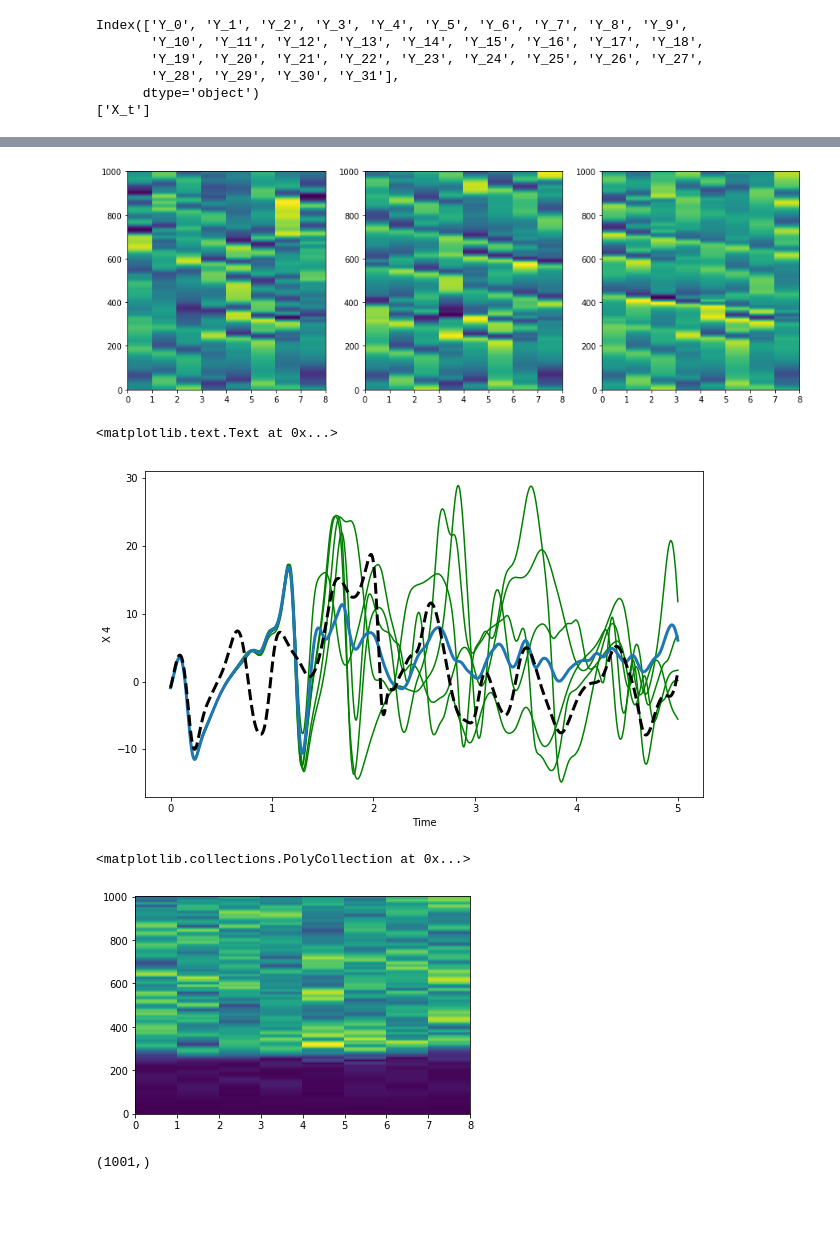
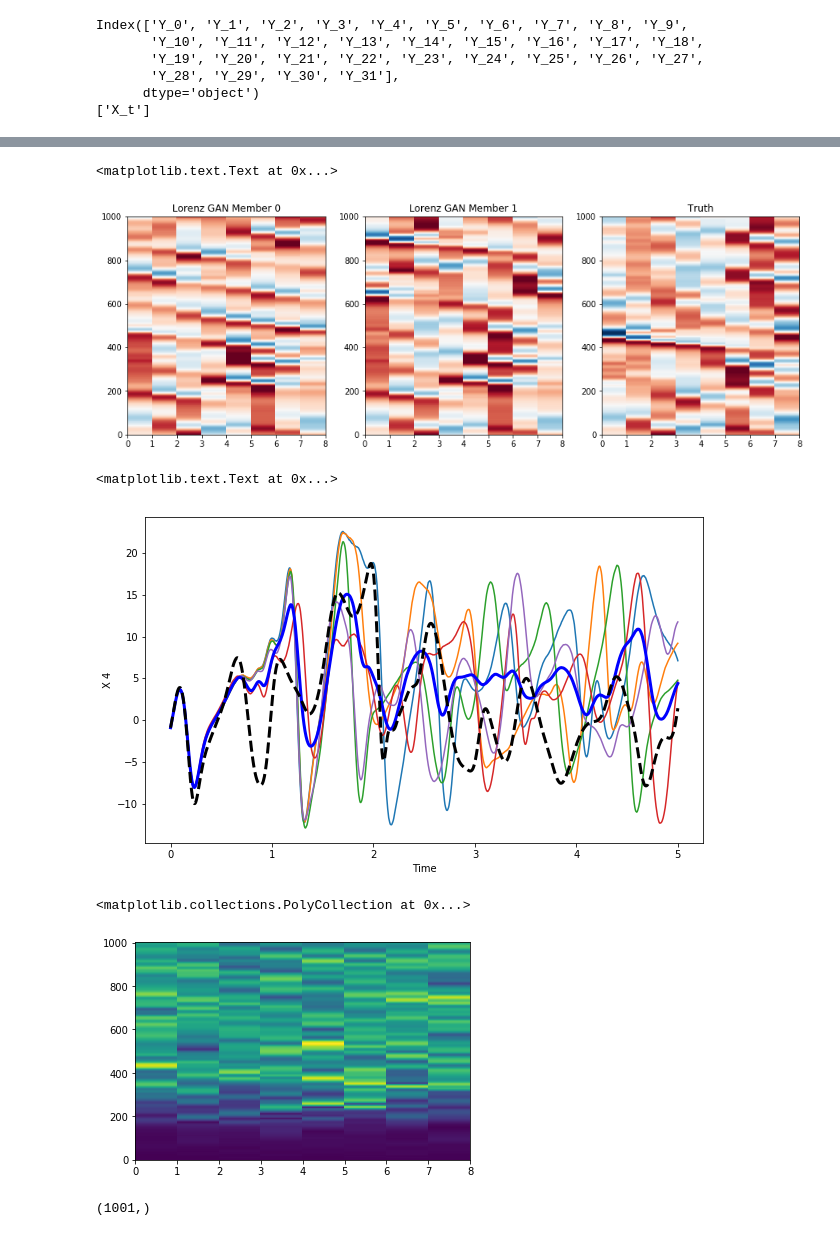
Before and after one commit to djgagne/lorenz_gan, a Jupyter notebook: notebooks/lorenz_gan_eval.ipynb, the cells around one changed output, grey strips where cells are left out. Drawn from its saved outputs; the diff is of its cells as text; code cells hidden in the pictures; blank space fills up the shorter version.

```diff
--- a/notebooks/lorenz_gan_eval.ipynb
+++ b/notebooks/lorenz_gan_eval.ipynb
@@ -481,5 +291,0 @@ Name: 0, dtype: float64
-# %%
-resampled_mean_preds = np.zeros(1000)
-for i in range(1000):
-    resampled_mean_preds[i] = np.random.choice(tree_preds[0], size=100, replace=True).mean()
-plt.hist(resampled_mean_preds)
@@ -528,30 +306,35 @@ lorenz_forecasts[0]
 # %%
 plt.figure(figsize=(15, 5))
-for i in range(3):
+for i in range(2):
     plt.subplot(1,3, i + 1)
-    plt.pcolormesh(lorenz_forecasts[i].iloc[:, 2:])
+    plt.pcolormesh(lorenz_forecast_cube[i], vmin=-20, vmax=20, cmap="RdBu_r")
+    plt.title("Lorenz GAN Member {0}".format(i))
+plt.subplot(1, 3, 3)
+plt.pcolormesh(x_vals[100000:100000 + 1001, :], vmin=-20, vmax=20, cmap="RdBu_r")
+plt.title("Truth")
 # %% [output]
+<matplotlib.text.Text at 0x...>
-[figure, old version]
+[figure, new version]
 # %%
 plt.figure(figsize=(10, 6))
 
 for i in range(5):
-    plt.plot(lorenz_forecasts[0]["time"], lorenz_forecasts[i]["X_4"], "g-")
+    plt.plot(lorenz_forecasts[0]["time"], lorenz_forecasts[i]["X_4"], "-")
 
-plt.plot(lorenz_forecasts[0]["time"], np.mean([lorenz_forecasts[i]["X_4"] for i in range(10)], axis=0), lw=3)
+plt.plot(lorenz_forecasts[0]["time"], np.mean([lorenz_forecasts[i]["X_4"] for i in range(10)], axis=0), 'b-', lw=3)
 
 plt.plot(lorenz_forecasts[0]["time"], x_vals[100000:100000 + 1001, 4], 'k--', lw=3)
 plt.xlabel("Time")
 plt.ylabel("X 4")
 # %% [output]
 <matplotlib.text.Text at 0x...>
-[figure, old version]
+[figure, new version]
 # %%
 plt.subplots(1, 1, )
 plt.pcolor(lorenz_forecast_cube.std(axis=0))
 # %% [output]
 <matplotlib.collections.PolyCollection at 0x...>
-[figure, old version]
+[figure, new version]
 # %%
 np.percentile(lorenz_forecast_cube[:, :, x_val], 90, axis=0).shape
 # %% [output]
```
Also changed, not shown: parts of 43 cells of this notebook, 5 other files.
